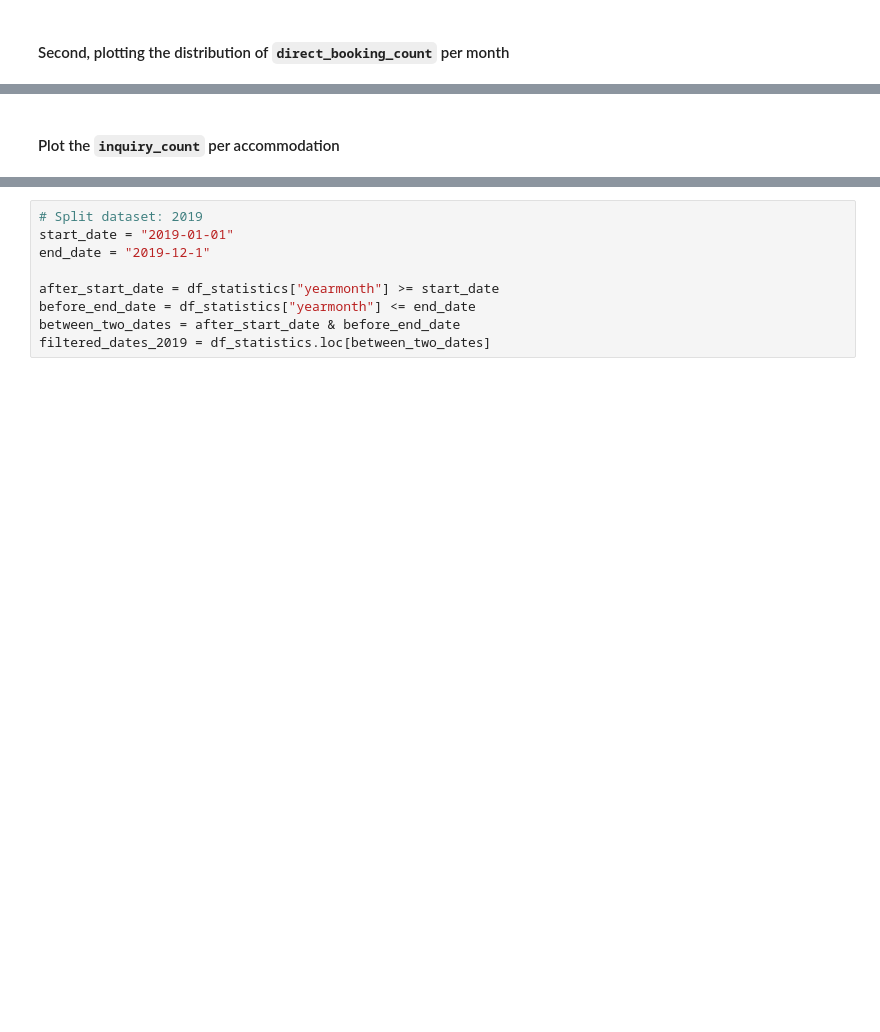
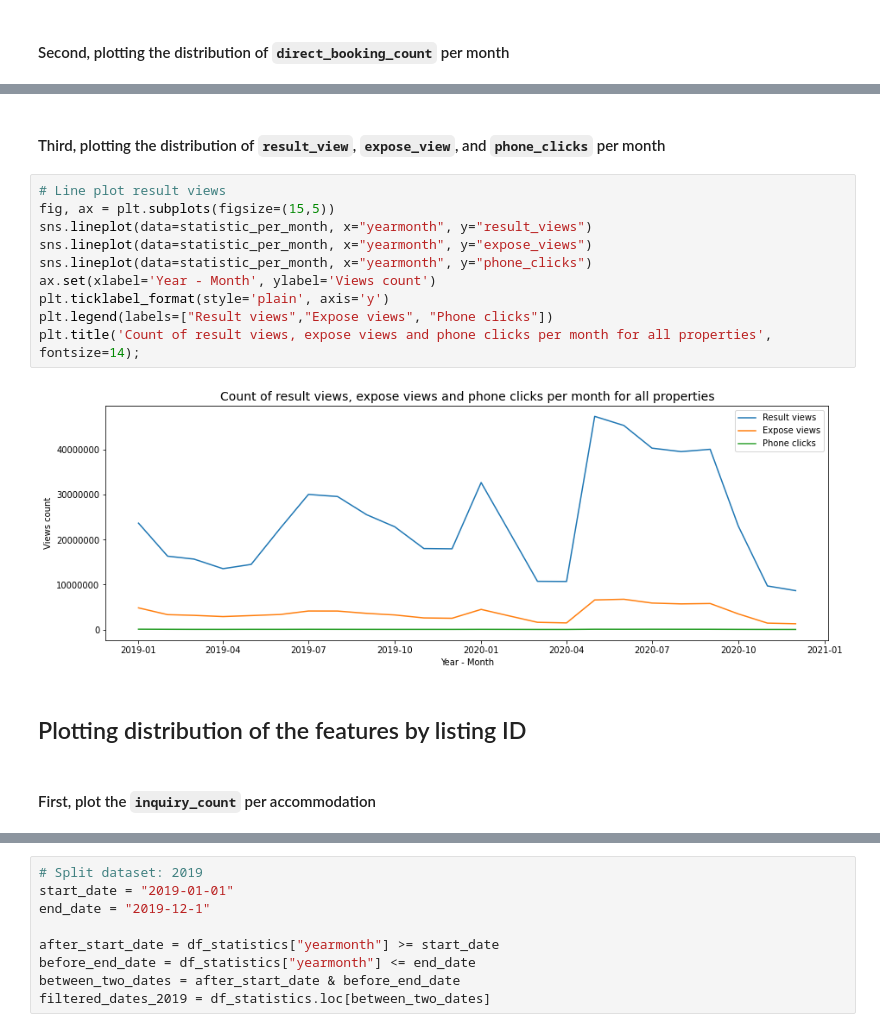
Before and after one commit to neue-fische-traum/traum-preis, a Jupyter notebook: EDA/EDA_notebook_7_statistics.ipynb, the cells around one changed output, grey strips where cells are left out. Saved outputs shown, nothing was run; the diff lists cells and outputs as text; blank space fills up the shorter version.

```diff
--- a/EDA/EDA_notebook_7_statistics.ipynb
+++ b/EDA/EDA_notebook_7_statistics.ipynb
@@ -84,5 +175,21 @@ sns.lineplot(data=statistic_per_month, x="yearmonth", y="direct_booking_count")
+# %% [markdown]
+#### Third, plotting the distribution of `result_view`, `expose_view`, and `phone_clicks` per month
+# %%
+# Line plot result views
+fig, ax = plt.subplots(figsize=(15,5))
+sns.lineplot(data=statistic_per_month, x="yearmonth", y="result_views")
+sns.lineplot(data=statistic_per_month, x="yearmonth", y="expose_views")
+sns.lineplot(data=statistic_per_month, x="yearmonth", y="phone_clicks")
+ax.set(xlabel='Year - Month', ylabel='Views count')
+plt.ticklabel_format(style='plain', axis='y')
+plt.legend(labels=["Result views","Expose views", "Phone clicks"])
+plt.title('Count of result views, expose views and phone clicks per month for all properties', fontsize=14);
+# %% [output]
+[figure, added]
+# %% [markdown]
+## Plotting distribution of the features by listing ID
 # %% [markdown]
-#### Plot the `inquiry_count` per accommodation
+#### First, plot the `inquiry_count` per accommodation
 # %%
 # Plotting a histogram
 fig, ax = plt.subplots(figsize=(15,5))
```
Also changed, not shown: parts of 27 cells of this notebook, 1 other file.
